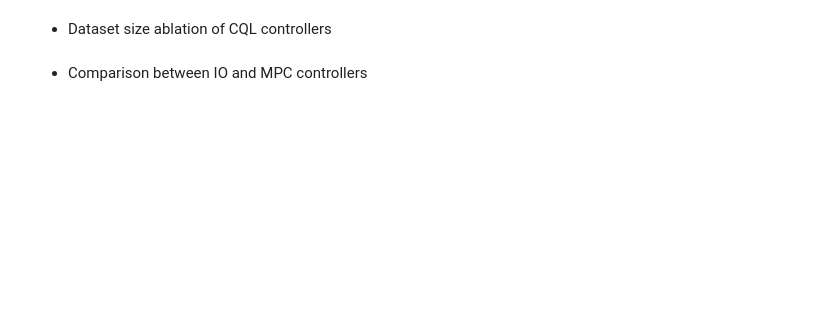
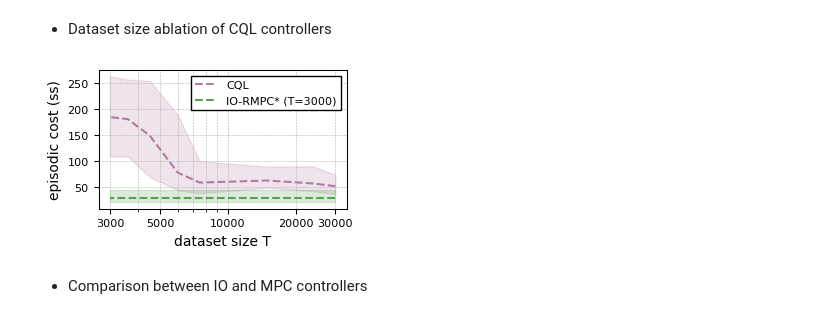
Before and after one commit to TolgaOk/offlineRLviaIO, a Jupyter notebook: examples/quadrotor.ipynb, the cells around one changed output. Cells and saved outputs as stored; diff of their text form; code cells hidden in the pictures; blank space fills up the shorter version.

```diff
--- a/examples/quadrotor.ipynb
+++ b/examples/quadrotor.ipynb
@@ -546,23 +557,25 @@ fig.savefig(f"figure_data/rho_ablation.pdf", format="pdf", bbox_inches="tight")
 # %%
 fig, axes = tube_figure_plt(
     cost_data={
         f"CQL": {data_size * 300: epoch_evals[best_indices[data_size]]
                  for data_size, epoch_evals in cql_datasize_eval.items()},
         "IO-RMPC* (T=3000)": {data_size * 300: io_rho_costs[best_io_rmpc_rho]
                     for data_size in cql_datasize_eval.keys()}
     },
     color_list=["#B279A2","#54A24B"],
     log_xaxis=True,
     log_yaxis=False,
     x_label="dataset size T",
     y_label="episodic cost (ss)",
     percentiles=(20, 80),
     figsize=(3.20, 1.80),
-    fontsize=11,
+    fontsize=10,
 )
 axes.xaxis.set_major_formatter(tck.ScalarFormatter())
 axes.set_xticks([3000, 5000, 10000, 20000, 30000])
 fig.savefig(f"figure_data/dataset_ablation.pdf", format="pdf", bbox_inches="tight")
+# %% [output]
+[figure, added]
 # %% [markdown]
 - Comparison between IO and MPC controllers
 # %%
```
Also changed, not shown: parts of 7 cells of this notebook, 1 other file.
